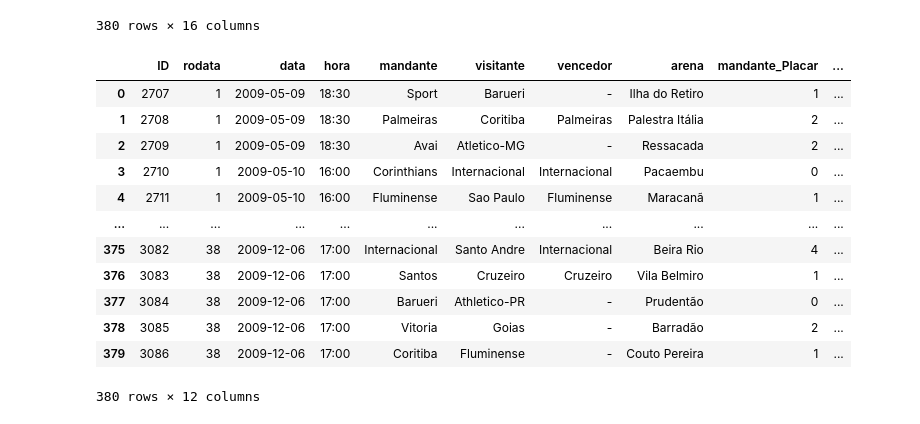
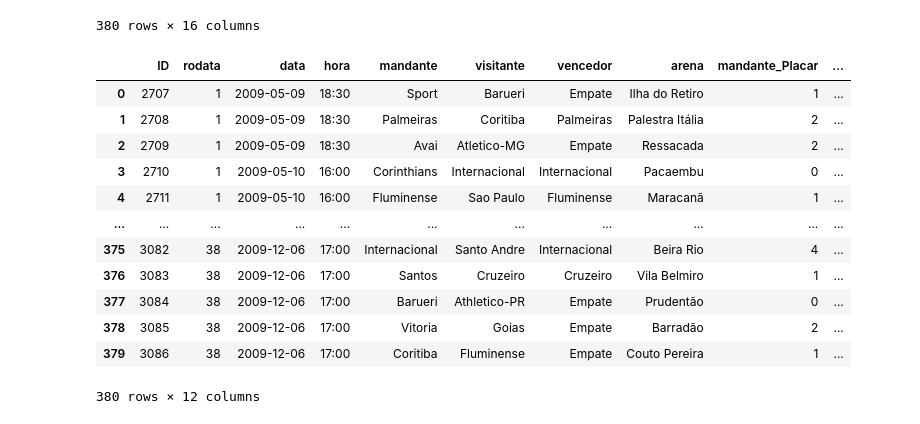
Before and after one commit to Otavioazeved/Projeto-Serie-A-2009, a Jupyter notebook: Serie_A.ipynb, the cells around one changed output. Saved outputs shown, nothing was run; the diff lists cells and outputs as text; code cells hidden in the pictures.

Commit message:
Refatora: Padroniza valor 'Empate' na coluna 'vencedor

```diff
--- a/Serie_A.ipynb
+++ b/Serie_A.ipynb
@@ -21,22 +21,24 @@ df
 # %%
 import pandas as pd
 df = pd.read_csv('brasileirao_2009.csv')
 df
 df.drop(columns=['tecnico_mandante', 'tecnico_visitante'], inplace=True)
 df
 df.to_csv('brasileirao_2009Filtrado.csv')
 df
+df['vencedor'] = df['vencedor'].replace('-', 'Empate')
+df
 # %% [output]
 |  | ID | rodata | data | hora | mandante | visitante | vencedor | arena | mandante_Placar | ... |
-| 0 | 2707 | 1 | 2009-05-09 | 18:30 | Sport | Barueri | - | Ilha do Retiro | 1 | ... |
+| 0 | 2707 | 1 | 2009-05-09 | 18:30 | Sport | Barueri | Empate | Ilha do Retiro | 1 | ... |
 | 1 | 2708 | 1 | 2009-05-09 | 18:30 | Palmeiras | Coritiba | Palmeiras | Palestra Itália | 2 | ... |
-| 2 | 2709 | 1 | 2009-05-09 | 18:30 | Avai | Atletico-MG | - | Ressacada | 2 | ... |
+| 2 | 2709 | 1 | 2009-05-09 | 18:30 | Avai | Atletico-MG | Empate | Ressacada | 2 | ... |
 | 3 | 2710 | 1 | 2009-05-10 | 16:00 | Corinthians | Internacional | Internacional | Pacaembu | 0 | ... |
 | 4 | 2711 | 1 | 2009-05-10 | 16:00 | Fluminense | Sao Paulo | Fluminense | Maracanã | 1 | ... |
 | ... | ... | ... | ... | ... | ... | ... | ... | ... | ... | ... |
 | 375 | 3082 | 38 | 2009-12-06 | 17:00 | Internacional | Santo Andre | Internacional | Beira Rio | 4 | ... |
 | 376 | 3083 | 38 | 2009-12-06 | 17:00 | Santos | Cruzeiro | Cruzeiro | Vila Belmiro | 1 | ... |
-| 377 | 3084 | 38 | 2009-12-06 | 17:00 | Barueri | Athletico-PR | - | Prudentão | 0 | ... |
-| 378 | 3085 | 38 | 2009-12-06 | 17:00 | Vitoria | Goias | - | Barradão | 2 | ... |
-| 379 | 3086 | 38 | 2009-12-06 | 17:00 | Coritiba | Fluminense | - | Couto Pereira | 1 | ... |
+| 377 | 3084 | 38 | 2009-12-06 | 17:00 | Barueri | Athletico-PR | Empate | Prudentão | 0 | ... |
+| 378 | 3085 | 38 | 2009-12-06 | 17:00 | Vitoria | Goias | Empate | Barradão | 2 | ... |
+| 379 | 3086 | 38 | 2009-12-06 | 17:00 | Coritiba | Fluminense | Empate | Couto Pereira | 1 | ... |
 380 rows × 12 columns
```
Also changed, not shown: parts of 1 cell of this notebook.
